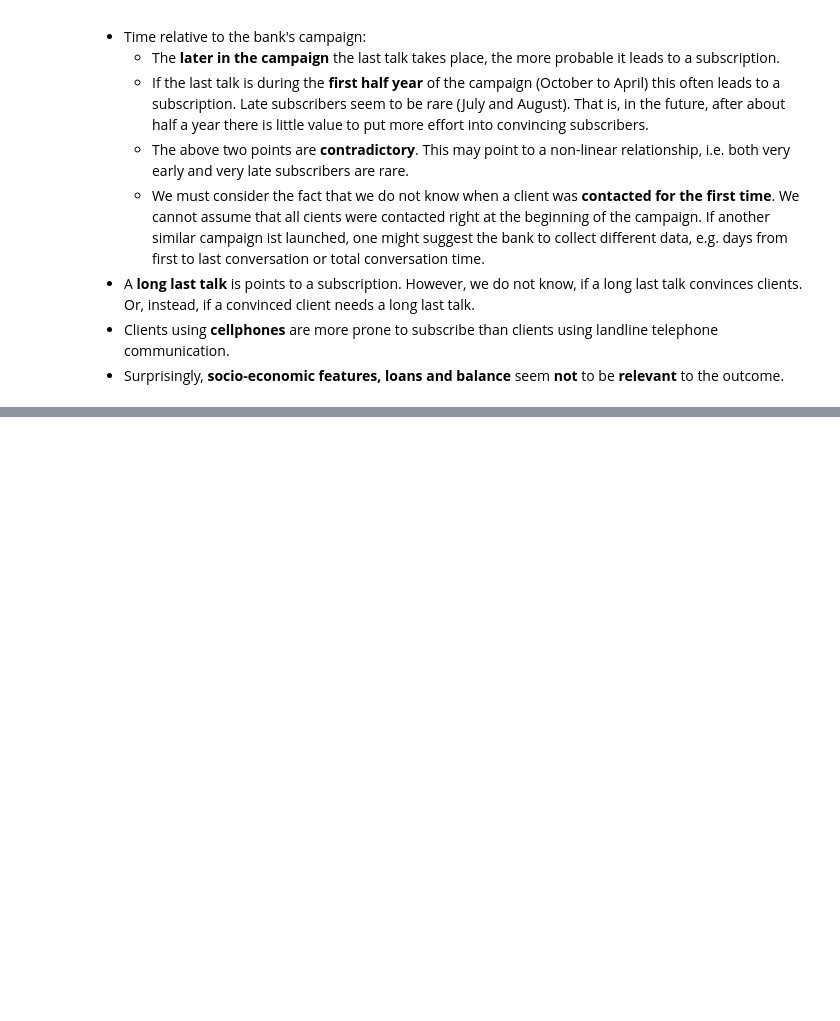
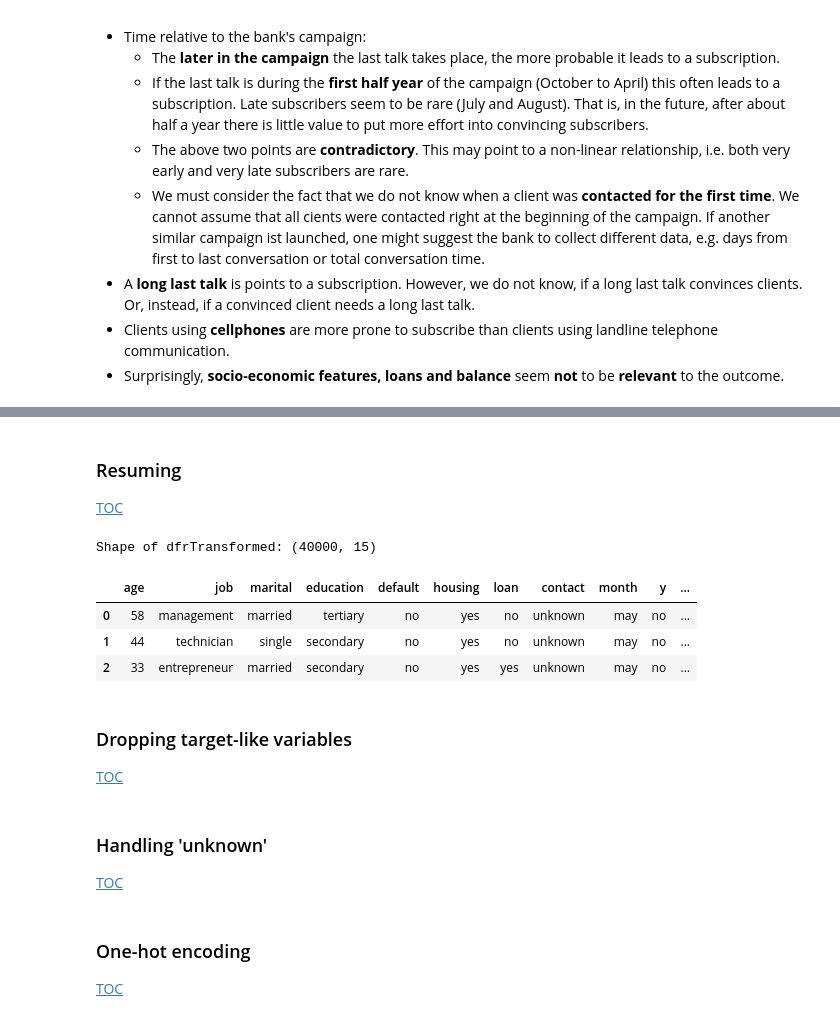
Before and after one commit to Dominik-Heeb/v8BFsIGJrONu4Lzo, a Jupyter notebook: Repository/notebooks/02 dh Term Deposit.ipynb, the cells around one changed output, grey strips where cells are left out. Cells and saved outputs as stored; diff of their text form; code cells hidden in the pictures; blank space fills up the shorter version.

```diff
--- a/Repository/notebooks/02 dh Term Deposit.ipynb
+++ b/Repository/notebooks/02 dh Term Deposit.ipynb
@@ -1473,0 +1664,18 @@ __Summary:__
+# %% [markdown]
+### Resuming <a class="anchor" id="Approach3Resuming"></a>
+[TOC](#TOC)
+# %%
+# re-start with transformed data
+if True: # to load dfrTransformed skipping the DM and FE steps
+    dfrTransformed=u.FromDisk("dfrTransformed","processed")
+p("Shape of dfrTransformed:",dfrTransformed.shape)
+dfrTransformed.head(3)
+# %% [output]
+Shape of dfrTransformed: (40000, 15)
+|  | age | job | marital | education | default | housing | loan | contact | month | y | ... |
+| 0 | 58 | management | married | tertiary | no | yes | no | unknown | may | no | ... |
+| 1 | 44 | technician | single | secondary | no | yes | no | unknown | may | no | ... |
+| 2 | 33 | entrepreneur | married | secondary | no | yes | yes | unknown | may | no | ... |
+# %% [markdown]
+### Dropping target-like variables <a class="anchor" id="Approach3DroppingTargetLikeVariables"></a>
+[TOC](#TOC)
@@ -1473,0 +1713,3 @@ __Summary:__
+# %% [markdown]
+### Handling 'unknown' <a class="anchor" id="Approach3HandlingUnknown"></a>
+[TOC](#TOC)
@@ -1473,0 +1767,3 @@ __Summary:__
+# %% [markdown]
+### One-hot encoding<a class="anchor" id="Approach3OneHotEncoding"></a>
+[TOC](#TOC)
```
Also changed, not shown: parts of 66 cells of this notebook, 16 other files.
